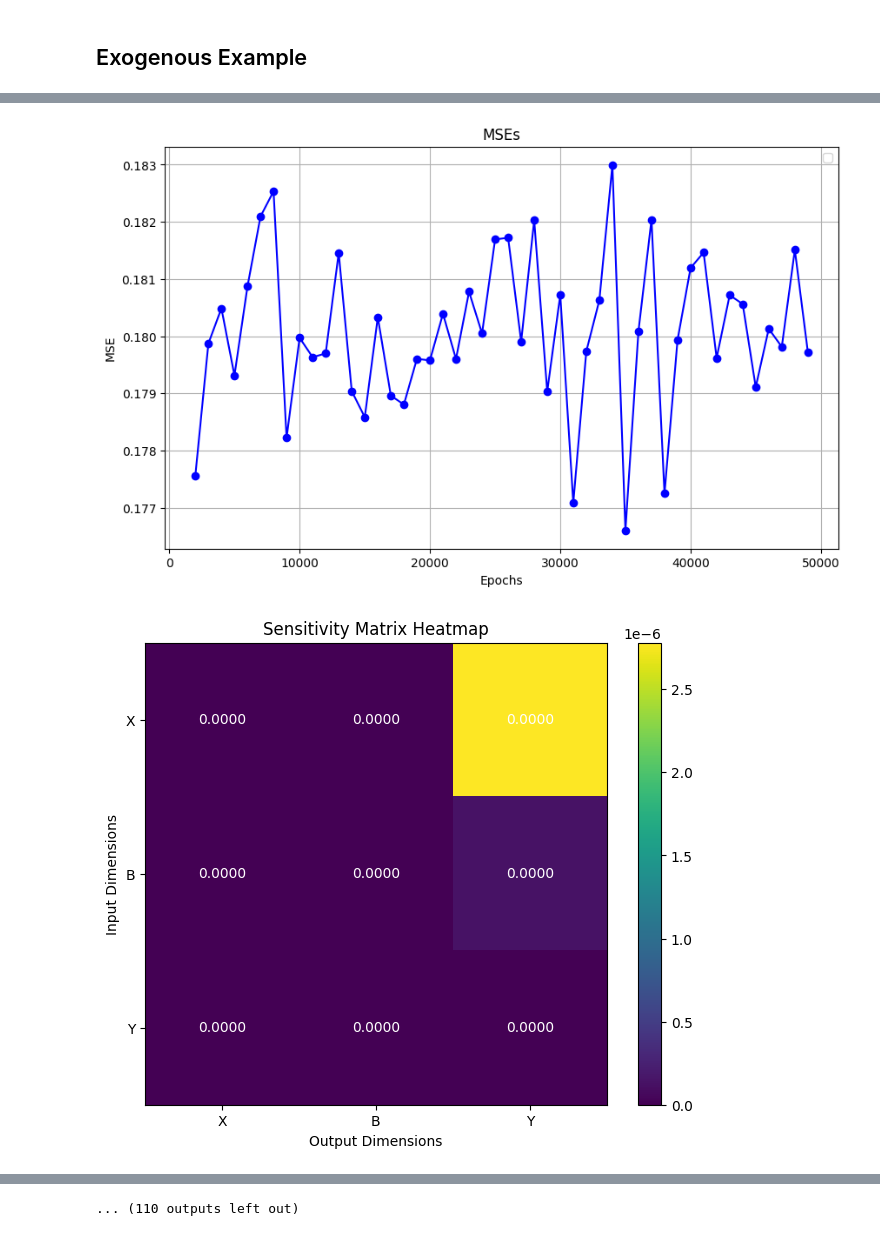
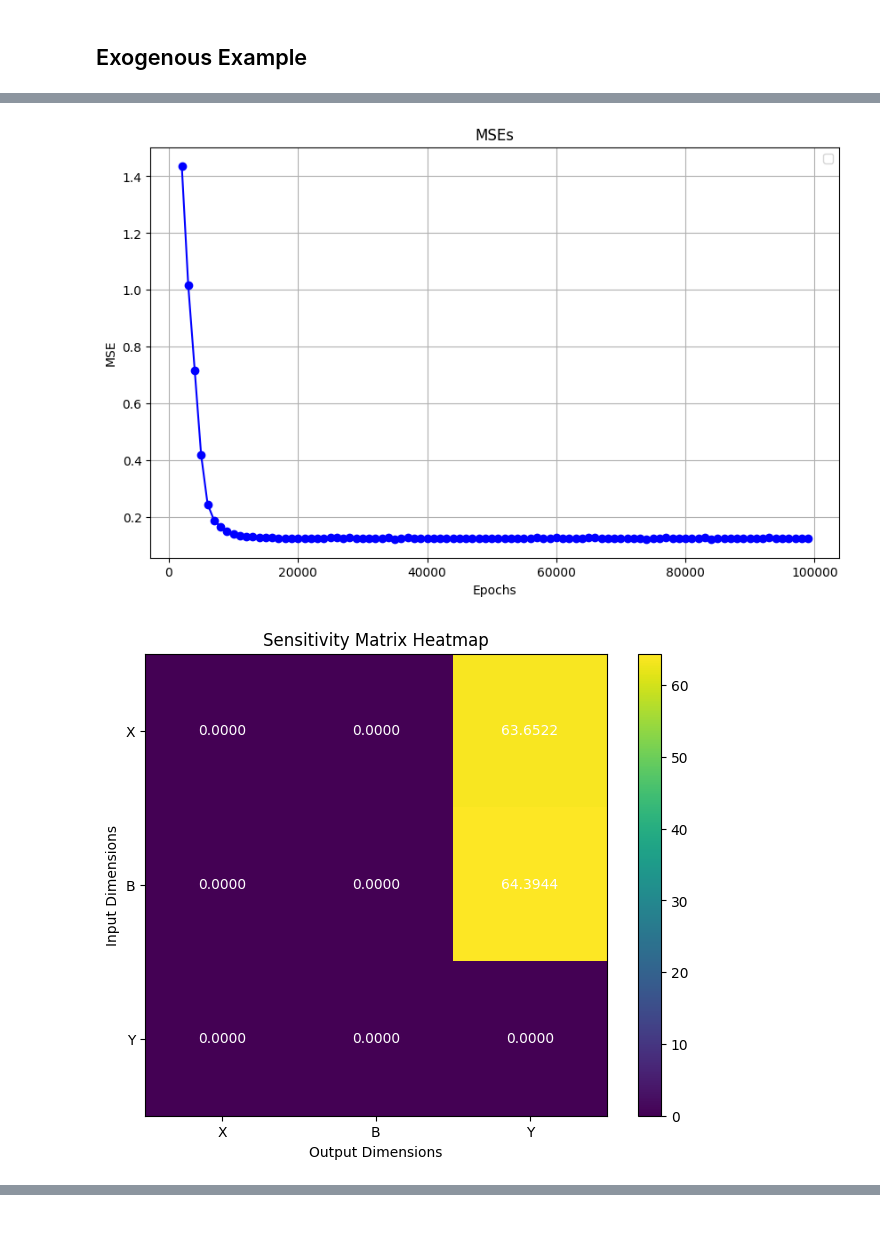
Before and after one commit to matthewvowels1/Causal_Transformer, a Jupyter notebook: CaT/tutorial_exogenous.ipynb, the cells around one changed output, grey strips where cells are left out. Saved outputs shown, nothing was run; the diff lists cells and outputs as text; code cells hidden in the pictures.

```diff
--- a/CaT/tutorial_exogenous.ipynb
+++ b/CaT/tutorial_exogenous.ipynb
@@ -8,13 +8,14 @@ import pandas as pd
 import matplotlib.pyplot as plt
 from datasets import get_full_ordering, reorder_dag
 import utils
+from torch.optim.lr_scheduler import LambdaLR, CosineAnnealingLR
 
 shuffling = 0
 seed = 1
 standardize = 0
 sample_size = 100000
 batch_size = 300
-max_iters = 50000
+max_iters = 100000
 eval_interval = 1000
 eval_iters = 100
 validation_fraction = 0.1
@@ -22,16 +23,17 @@ np.random.seed(seed=seed)
 torch.manual_seed(seed)
 device = 'cuda'
 dropout_rate = 0.0
-learning_rate = 1e-3
-ff_n_embed = 2
-num_heads = 1
+learning_rate = 2e-4
+ff_n_embed = 4
+num_heads = 3
 n_layers = 1
-head_size = 2
+head_size = 4
 d = 1
 
 x_shift = 0
 b_shift = 0
 y_shift = 0  # makes no difference
+
 # def generate_data(N, d=3):
 #     DAGnx = nx.DiGraph()
 #
@@ -73,16 +75,16 @@ def generate_data(N, x_shift=0, y_shift=0, b_shift=0, d=1):
     X =  x_shift + Ux
 
     Ub = np.random.randn(N,d)
-    B =  b_shift +  Ub
+    B =  b_shift +  (Ub)
 
-    Uc = np.random.randn(N,d)
+    Uc = np.random.randn(N, d)
     C =  Uc
 
     Uy = np.random.randn(N,d)
-    Y =  y_shift + 0.3 * X - 0.3 * B + 0.01 * Uy
+    Y =  y_shift + 0.8 * X + 0.3 * B + 0.01 * Uy
 
-    Y0 =  y_shift + 0.3 * 0 - 0.3 * B +  0.01 * Uy
-    Y1 =  y_shift + 0.3 * 1 - 0.3 * B + 0.01 * Uy
+    Y0 =  y_shift + 0.8 * 0 + 0.3 * B +  0.01 * Uy
+    Y1 =  y_shift + 0.8 * 1 + 0.3 * B + 0.01 * Uy
 
     all_data_dict = {'X': X, 'B':B, 'Y': Y}
 
@@ -141,8 +143,8 @@ print('ATE:', ATE)
 
 estimates = []
 x_shifts = []
-x_inc = 0.2
-for i in range(30):
+x_inc = 0.0
+for i in range(1):
     x_shifts.append(x_shift)
 
     all_data, DAGnx, var_names, causal_ordering, var_types, Y0, Y1 = generate_data(N=sample_size, x_shift=x_shift, d=d)
@@ -174,6 +176,16 @@ for i in range(30):
 
     optimizer = torch.optim.AdamW(model.parameters(), lr=learning_rate)
 
+    def lr_lambda(epoch):
+        if epoch < warmup_iters:
+            return float(epoch) / float(max(1, warmup_iters))
+        return 1.0
+
+    warmup_iters = max_iters//5  # Number of iterations for warmup
+    scheduler_warmup = LambdaLR(optimizer, lr_lambda=lr_lambda)
+    scheduler_cyclic = CosineAnnealingLR(optimizer, T_max=max_iters - warmup_iters)
+
+
     all_var_losses = {}
     inter_model_ests = []
     sub_epoch = []
@@ -189,6 +201,11 @@ for i in range(30):
         optimizer.zero_grad(set_to_none=True)
         loss.backward()
         optimizer.step()
+
+        if iter_ < warmup_iters:
+            scheduler_warmup.step()
+        else:
+            scheduler_cyclic.step()
 
 
         if iter_ % eval_interval == 0:  # evaluate the loss (no gradients)
@@ -283,6 +300,8 @@ for i in range(30):
 
 print(estimates)
 
+
+
 '''Notes:
 activation seems to play some role, but not be the main issue. Mish, Swish, and LeakyReLU have been tested and work, but conditional on the shift issue (see below).
 shifting y seems not to have an impact, but shifting x does. It impacts the loss, and the estimation of the causal effect.
@@ -311,2 +330,2 @@ step 49000 of 50000: train_loss 0.1797, val loss 0.1841
-[figure, old version]
+[figure, new version]
-[figure, old version]
+[figure, new version]
@@ -353,4 +336,3 @@ step 49000 of 50000: train_loss 0.1705, val loss 0.1676
-... (110 outputs left out)
 # %%
 model.eval()
 intervention_nodes_vals_0 = {'X': x_shift + 0}
```
Also changed, not shown: parts of 4 cells of this notebook, 1 other file.
